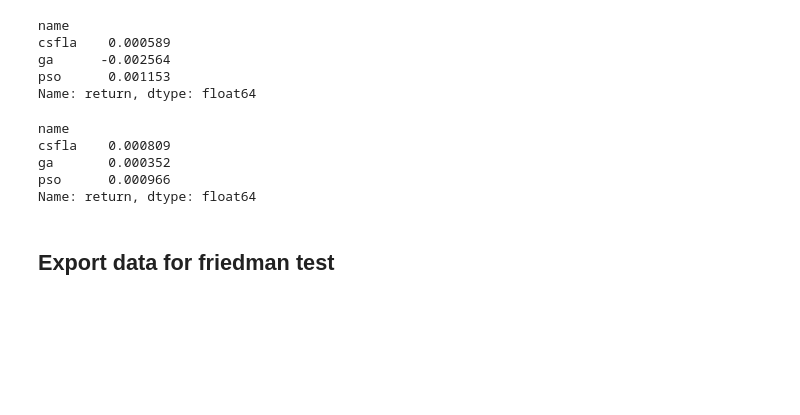
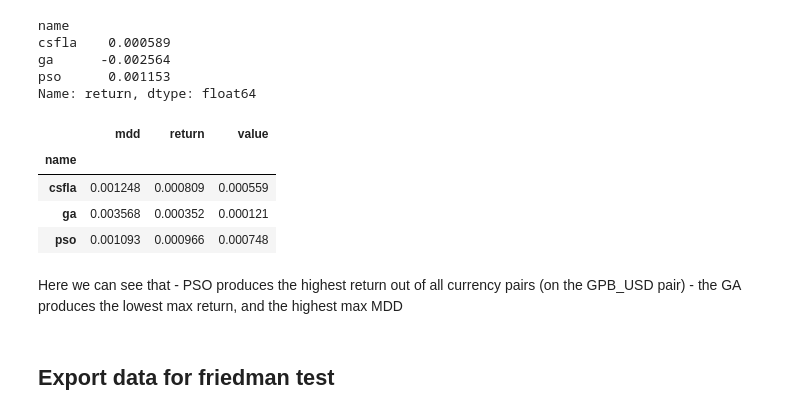
Before and after one commit to JurgenPalsma/swarmex, a Jupyter notebook: analysis/test_data_analysis.ipynb, the cells around one changed output. Cells and saved outputs as stored; diff of their text form; code cells hidden in the pictures; blank space fills up the shorter version.

```diff
--- a/analysis/test data analysis.ipynb
+++ b/analysis/test_data_analysis.ipynb
@@ -254,13 +311,17 @@ ga      -0.002564
 pso      0.001153
 Name: return, dtype: float64
 # %%
-means.groupby(['name'])['return'].max()
+means.groupby(['name']).max()
 # %% [output]
-name
-csfla    0.000809
-ga       0.000352
-pso      0.000966
-Name: return, dtype: float64
+|  | mdd | return | value |
+| name |  |  |  |
+| csfla | 0.001248 | 0.000809 | 0.000559 |
+| ga | 0.003568 | 0.000352 | 0.000121 |
+| pso | 0.001093 | 0.000966 | 0.000748 |
+# %% [markdown]
+Here we can see that
+    - PSO produces the highest return out of all currency pairs (on the GPB_USD pair)
+    - the GA produces the lowest max return, and the highest max MDD
 # %% [markdown]
 ## Export data for friedman test
 # %%
```
Also changed, not shown: parts of 33 cells of this notebook, 4 other files.
